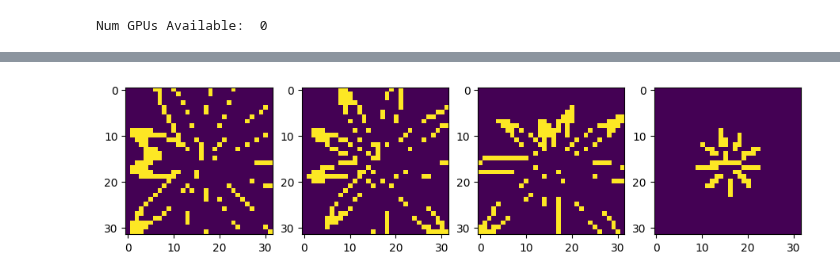
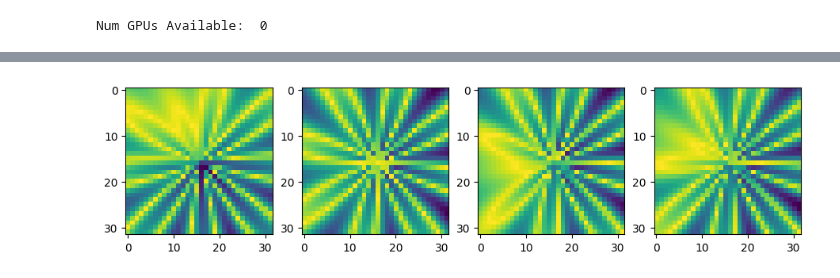
Before and after one commit to bas-bhai-account-khol-de/FlamImageTracking, a Jupyter notebook: get_filters.ipynb, the cells around one changed output, grey strips where cells are left out. Drawn from its saved outputs; the diff is of its cells as text; code cells hidden in the pictures.

```diff
--- a/get_filters.ipynb
+++ b/get_filters.ipynb
@@ -21,14 +21,14 @@ max_rotation = 360
 rotation_multiple = 5
 max_skew = 0
 
-margin = 1.5
+margin = 500
 threshold = 0.4
 learning_rate = 0.1e-2
 optimizer = tf.keras.optimizers.Adam(learning_rate = learning_rate)
 cos_sim = tf.keras.losses.CosineSimilarity()
-batch_size = 1
+batch_size = 16
 epochs = 100000
 num_filters = 4
-num_sin_waves = 4
+num_sin_waves = 8
 model_path = "filters_model.h5"
 backup_model_path = "backup_filters_model.h5"
@@ -245,7 +250,7 @@ for i in range(num_filters):
     Amplitudes.append(amp)
     Freq.append(freq)
     Phase.append(phase)
-    Radius.append((patch_size/2) * np.random.uniform(0, 1))
+    Radius.append(tf.Variable((patch_size/2) * np.random.uniform(0, 1)))
 # %%
 def create_circle_sine_wave_image(Amp, Freq, Phase, Radius, tan_inverse, distances):
     values = np.zeros((len(Amplitudes), len(Amplitudes[0]), len(tan_inverse), len(tan_inverse[0])))
@@ -281,19 +286,20 @@ def create_circle_sine_wave_image(Amp, Freq, Phase, Radius, tan_inverse, distanc
     return values
 # %%
 def one_filter(amplitude,freq,phase,radius,tan_inverse,distances):
-    res=tf.zeros(tan_inverse.shape,dtype=tf.float32)
+    res = tf.zeros_like(distances, dtype=tf.float32)
     for i in range(len(amplitude)):
         res=res+amplitude[i]* tf.sin(freq[i] *tan_inverse + phase[i])
     f=  2-tf.abs(distances - radius*(1+res))
     one=tf.ones(f.shape,dtype=tf.float32)
     zeros=tf.zeros(f.shape,dtype=tf.float32)
-    f=tf.where(f>0,one,zeros)
+    # f=tf.where(f>0,one,zeros)
     return f
 # %%
 filters = []
 fig, ax = plt.subplots(ncols=num_filters, figsize = (11,6))
+zeros=tf.zeros(tan_inverse.shape,dtype=tf.float32)
 for i in range(num_filters):
     filters.append(one_filter(Amplitudes[i], Freq[i], Phase[i], Radius[i], tan_inverse, distances))
     ax[i].imshow(filters[i])
 # %% [output]
-[figure, old version]
+[figure, new version]
```
Also changed, not shown: parts of 14 cells of this notebook, 1 other file.
